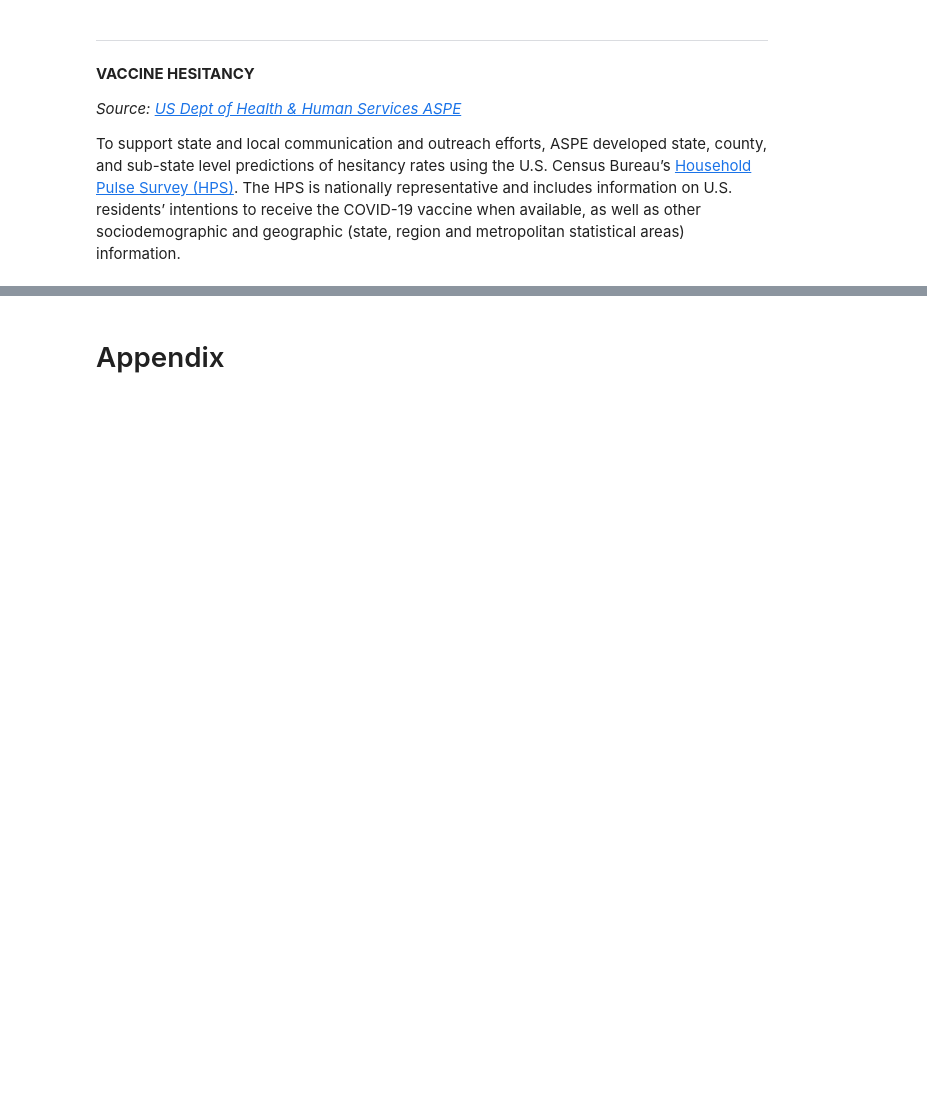
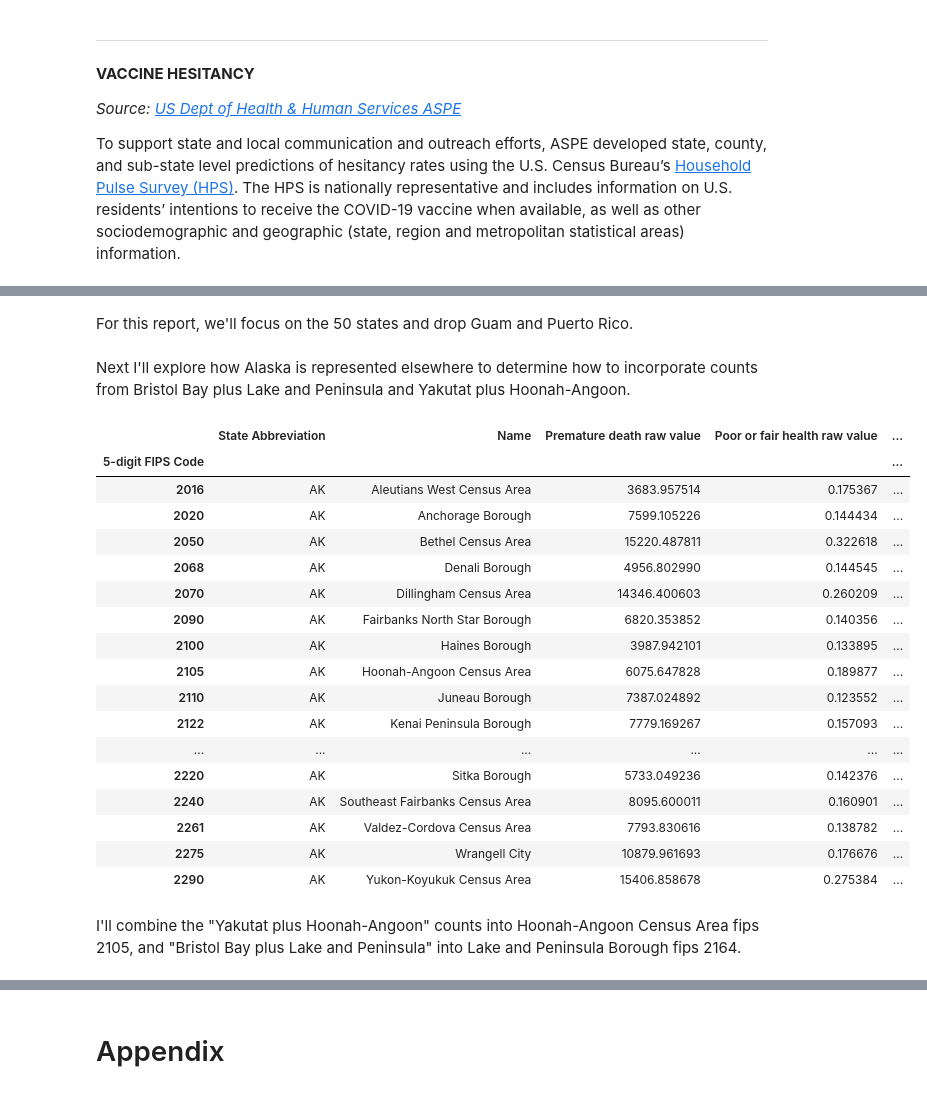
Before and after one commit to kcoop610/capstone-pandemic-us-health-inequities, a Jupyter notebook: report.ipynb, the cells around one changed output, grey strips where cells are left out. Drawn from its saved outputs; the diff is of its cells as text; code cells hidden in the pictures; blank space fills up the shorter version.

```diff
--- a/report.ipynb
+++ b/report.ipynb
@@ -369,0 +501,24 @@ vax_hesitancy
+# %%
+chr_keepcols = ['5-digit FIPS Code', 'State Abbreviation', 'Name', 'County Ranked (Yes=1/No=0)',
+                #health & healthy behaviors features
+                'Premature death raw value', 'Poor or fair health raw value',
+                'Poor physical health days raw value', 'Poor mental health days raw value',
+                'Adult smoking raw value', 'Adult obesity raw value', 'Physical inactivity raw value',
+                'Excessive drinking raw value', 'Preventable hospital stays raw value',
+                'Flu vaccinations raw value', 'Life expectancy raw value',
+                #access to healthcare
+                'Uninsured raw value', 'Ratio of population to primary care physicians.',
+                #food
+                'Food environment index raw value', 'Food insecurity raw value',
+                #housing
+                'Homeownership raw value', 'Broadband access raw value',
+                #employment & income
+                'Unemployment raw value', 'Income inequality raw value', 'Median household income raw value',
+                #environment
+                'Air pollution - particulate matter raw value', 'Drinking water violations raw value',
+                '% Rural raw value'
+               ]
+# %%
+chr_df = county_health_rankings[chr_keepcols].set_axis(axis=1, labels=chr_keepcols)
+# %%
+chr_df.set_index('5-digit FIPS Code', inplace=True)
@@ -369,0 +542,4 @@ vax_hesitancy
+# %%
+chr_df = chr_df[chr_df['County Ranked (Yes=1/No=0)']==1.0]
+chr_df.drop(columns='County Ranked (Yes=1/No=0)', inplace=True)
+chr_df.head()
@@ -369,0 +875,2 @@ vax_hesitancy
+# %% [markdown]
+For this report, we'll focus on the 50 states and drop Guam and Puerto Rico.
@@ -369,0 +880,25 @@ vax_hesitancy
+# %% [markdown]
+Next I'll explore how Alaska is represented elsewhere to determine how to incorporate counts from Bristol Bay plus Lake and Peninsula and Yakutat plus Hoonah-Angoon.
+# %%
+chr_df[ chr_df['State Abbreviation'] == 'AK']
+# %% [output]
+|  | State Abbreviation | Name | Premature death raw value | Poor or fair health raw value | ... |
+| 5-digit FIPS Code |  |  |  |  | ... |
+| 2016 | AK | Aleutians West Census Area | 3683.957514 | 0.175367 | ... |
+| 2020 | AK | Anchorage Borough | 7599.105226 | 0.144434 | ... |
+| 2050 | AK | Bethel Census Area | 15220.487811 | 0.322618 | ... |
+| 2068 | AK | Denali Borough | 4956.802990 | 0.144545 | ... |
+| 2070 | AK | Dillingham Census Area | 14346.400603 | 0.260209 | ... |
+| 2090 | AK | Fairbanks North Star Borough | 6820.353852 | 0.140356 | ... |
+| 2100 | AK | Haines Borough | 3987.942101 | 0.133895 | ... |
+| 2105 | AK | Hoonah-Angoon Census Area | 6075.647828 | 0.189877 | ... |
+| 2110 | AK | Juneau Borough | 7387.024892 | 0.123552 | ... |
+| 2122 | AK | Kenai Peninsula Borough | 7779.169267 | 0.157093 | ... |
+| ... | ... | ... | ... | ... | ... |
+| 2220 | AK | Sitka Borough | 5733.049236 | 0.142376 | ... |
+| 2240 | AK | Southeast Fairbanks Census Area | 8095.600011 | 0.160901 | ... |
+| 2261 | AK | Valdez-Cordova Census Area | 7793.830616 | 0.138782 | ... |
+| 2275 | AK | Wrangell City | 10879.961693 | 0.176676 | ... |
+| 2290 | AK | Yukon-Koyukuk Census Area | 15406.858678 | 0.275384 | ... |
+# %% [markdown]
+I'll combine the "Yakutat plus Hoonah-Angoon" counts into Hoonah-Angoon Census Area	fips 2105, and "Bristol Bay plus Lake and Peninsula" into Lake and Peninsula Borough fips 2164.
```
Also changed, not shown: parts of 57 cells of this notebook, 9 other files.
